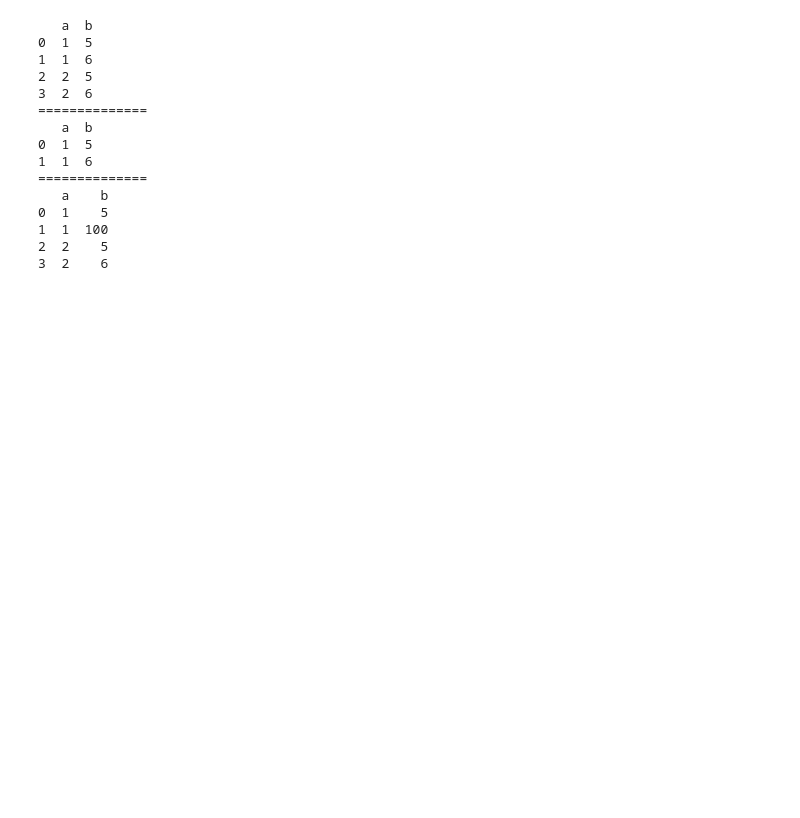
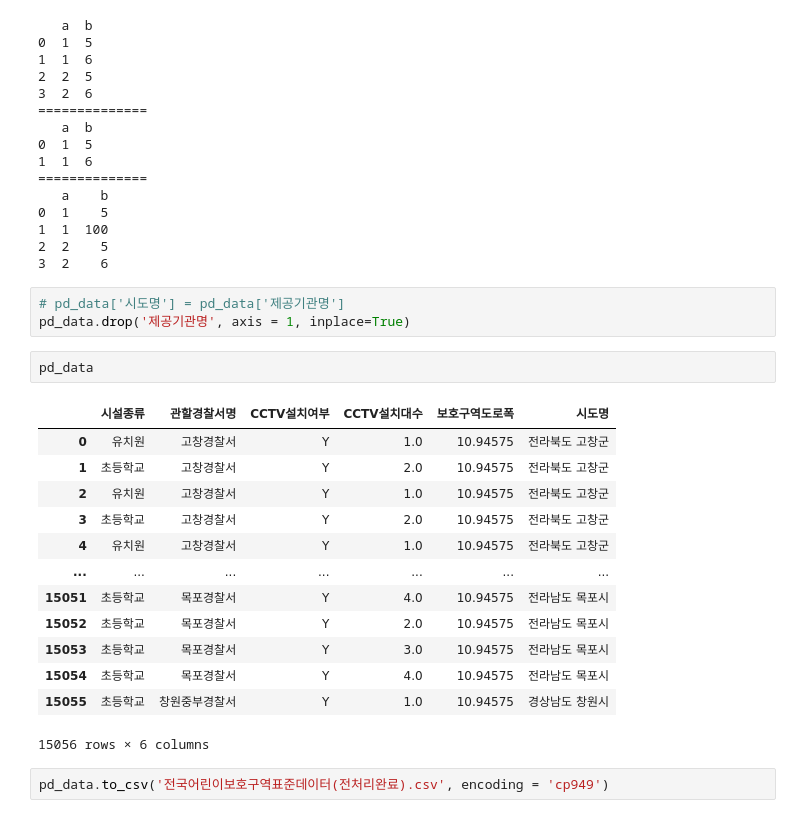
Before and after one commit to kjy3408/-AWS-_Java_study_202212_KJY, a Jupyter notebook: python/Day19-1_CCTV_.ipynb, the cells around one changed output. Cells and saved outputs as stored; diff of their text form; blank space fills up the shorter version.

```diff
--- a/python/Day19-1_CCTV_.ipynb
+++ b/python/Day19-1_CCTV_.ipynb
@@ -258,3 +253,24 @@ print(df_t)
 1  1  100
 2  2    5
 3  2    6
+# %%
+# pd_data['시도명'] = pd_data['제공기관명']
+pd_data.drop('제공기관명', axis = 1, inplace=True)
+# %%
+pd_data
+# %% [output]
+|  | 시설종류 | 관할경찰서명 | CCTV설치여부 | CCTV설치대수 | 보호구역도로폭 | 시도명 |
+| 0 | 유치원 | 고창경찰서 | Y | 1.0 | 10.94575 | 전라북도 고창군 |
+| 1 | 초등학교 | 고창경찰서 | Y | 2.0 | 10.94575 | 전라북도 고창군 |
+| 2 | 유치원 | 고창경찰서 | Y | 1.0 | 10.94575 | 전라북도 고창군 |
+| 3 | 초등학교 | 고창경찰서 | Y | 2.0 | 10.94575 | 전라북도 고창군 |
+| 4 | 유치원 | 고창경찰서 | Y | 1.0 | 10.94575 | 전라북도 고창군 |
+| ... | ... | ... | ... | ... | ... | ... |
+| 15051 | 초등학교 | 목포경찰서 | Y | 4.0 | 10.94575 | 전라남도 목포시 |
+| 15052 | 초등학교 | 목포경찰서 | Y | 2.0 | 10.94575 | 전라남도 목포시 |
+| 15053 | 초등학교 | 목포경찰서 | Y | 3.0 | 10.94575 | 전라남도 목포시 |
+| 15054 | 초등학교 | 목포경찰서 | Y | 4.0 | 10.94575 | 전라남도 목포시 |
+| 15055 | 초등학교 | 창원중부경찰서 | Y | 1.0 | 10.94575 | 경상남도 창원시 |
+15056 rows × 6 columns
+# %%
+pd_data.to_csv('전국어린이보호구역표준데이터(전처리완료).csv', encoding = 'cp949')
```
Also changed, not shown: parts of 6 cells of this notebook, 10 other files.
